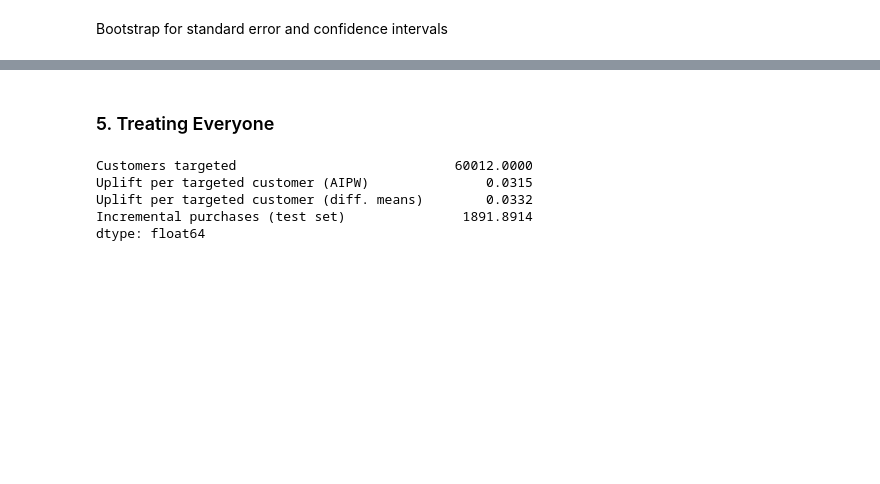
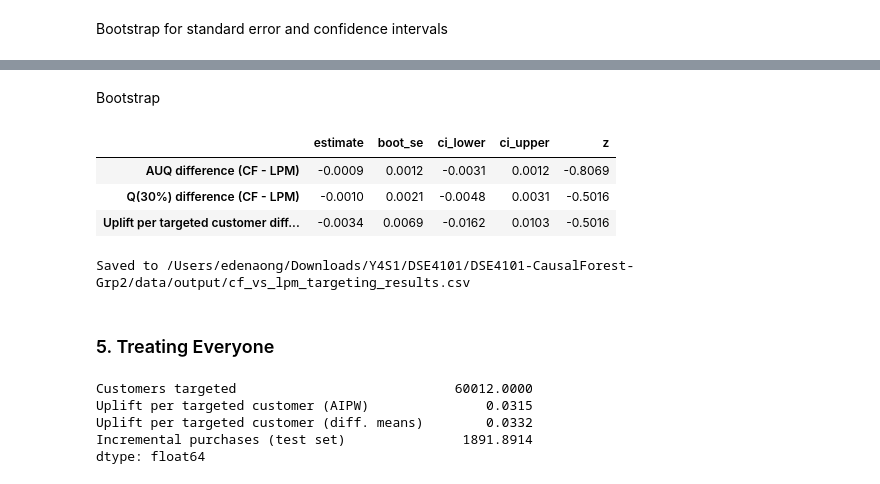
Before and after one commit to shannon-kwok/DSE4101-CausalForest-Grp2, a Jupyter notebook: notebooks/cf_targeting.ipynb, the cells around one changed output, grey strips where cells are left out. Cells and saved outputs as stored; diff of their text form; code cells hidden in the pictures; blank space fills up the shorter version.

```diff
--- a/notebooks/cf_targeting.ipynb
+++ b/notebooks/cf_targeting.ipynb
@@ -190,3 +413,59 @@ Saved to /Users/shannonkwok/Desktop/DSE4101/DSE4101-CausalForest-Grp2/data/outpu
+# %% [markdown]
+Bootstrap
+# %%
+rng_boot = np.random.default_rng(RANDOM_STATE)
+
+# Check that arrays are aligned
+assert len(cate_lpm) == len(tau_hat) == len(gamma) == n
+
+def stats_cf_vs_lpm(idx, rng):
+    g = gamma[idx]
+    cf = tau_hat[idx]
+    lp = cate_lpm[idx]
+
+    return {
+        "AUQ difference (CF - LPM)": auq(cf, g, rng) - auq(lp, g, rng),
+        "Q(30%) difference (CF - LPM)": value_at(cf, g, rng) - value_at(lp, g, rng),
+        "Uplift per targeted customer difference": (
+            value_at(cf, g, rng) - value_at(lp, g, rng)
+        ) / BUDGET
+    }
+
+# Point estimates
+point = stats_cf_vs_lpm(np.arange(n), rng_boot)
+
+# Bootstrap
+boot = pd.DataFrame([
+    stats_cf_vs_lpm(rng_boot.integers(0, n, n), rng_boot)
+    for _ in range(N_BOOT)
+])
+
+# Results table
+results_lpm_comparison = pd.DataFrame({
+    "estimate": pd.Series(point),
+    "boot_se": boot.std(ddof=1),
+    "ci_lower": boot.quantile(0.025),
+    "ci_upper": boot.quantile(0.975),
+})
+
+results_lpm_comparison["z"] = (
+    results_lpm_comparison["estimate"] /
+    results_lpm_comparison["boot_se"]
+)
+
+display(results_lpm_comparison.round(4))
+
+# Save results
+results_lpm_comparison.to_csv(
+    OUTPUT_DIR / "cf_vs_lpm_targeting_results.csv"
+)
+print(f"Saved to {OUTPUT_DIR / 'cf_vs_lpm_targeting_results.csv'}")
+# %% [output]
+|  | estimate | boot_se | ci_lower | ci_upper | z |
+| AUQ difference (CF - LPM) | -0.0009 | 0.0012 | -0.0031 | 0.0012 | -0.8069 |
+| Q(30%) difference (CF - LPM) | -0.0010 | 0.0021 | -0.0048 | 0.0031 | -0.5016 |
+| Uplift per targeted customer diff... | -0.0034 | 0.0069 | -0.0162 | 0.0103 | -0.5016 |
+Saved to /Users/edenaong/Downloads/Y4S1/DSE4101/DSE4101-CausalForest-Grp2/data/output/cf_vs_lpm_targeting_results.csv
 # %% [markdown]
 ### 5. Treating Everyone
 # %%
```
Also changed, not shown: parts of 22 cells of this notebook, 5 other files.
